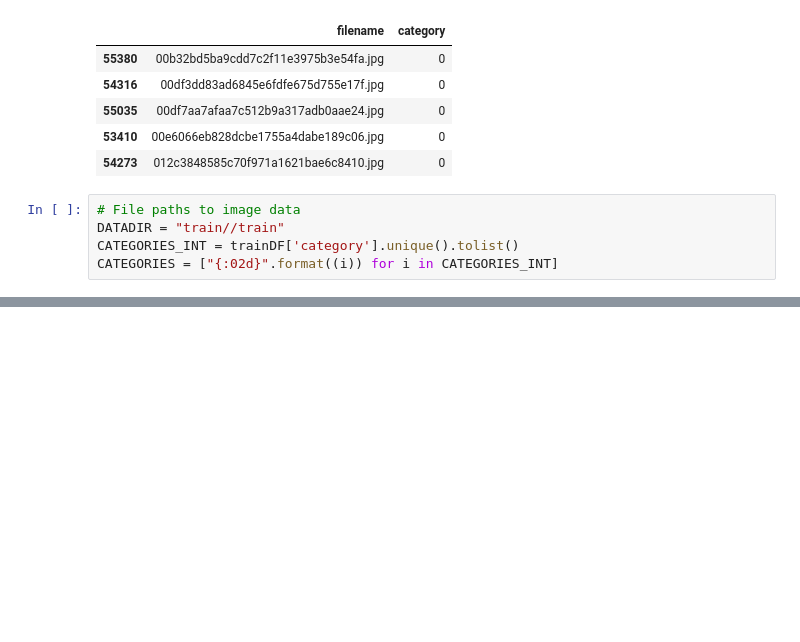
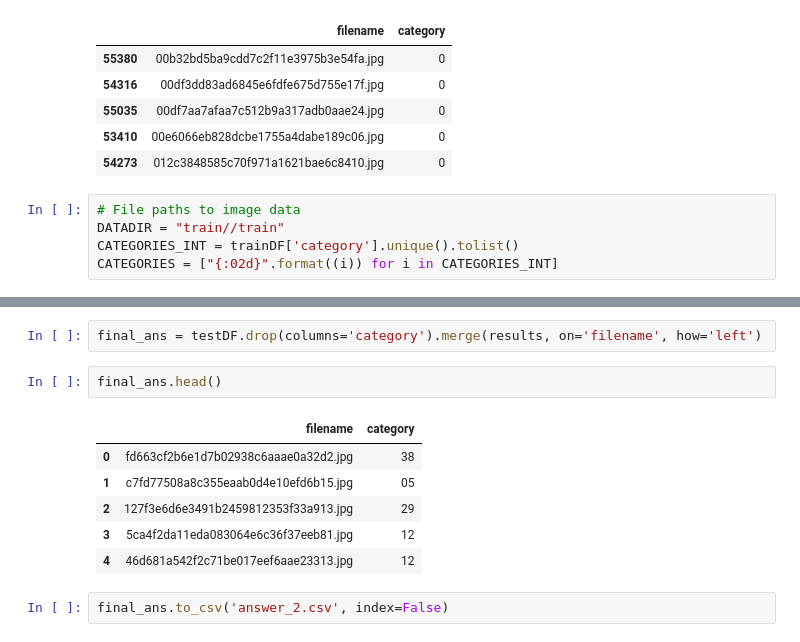
Before and after one commit to amalinasani/shopee2020, a Jupyter notebook: ProductNotebook.ipynb, the cells around one changed output, grey strips where cells are left out. Cells and saved outputs as stored; diff of their text form; blank space fills up the shorter version.

```diff
--- a/ProductNotebook.ipynb
+++ b/ProductNotebook.ipynb
@@ -83,0 +123,13 @@ print(len(training_data))
+# %%
+final_ans = testDF.drop(columns='category').merge(results, on='filename', how='left')
+# %%
+final_ans.head()
+# %% [output]
+|  | filename | category |
+| 0 | fd663cf2b6e1d7b02938c6aaae0a32d2.jpg | 38 |
+| 1 | c7fd77508a8c355eaab0d4e10efd6b15.jpg | 05 |
+| 2 | 127f3e6d6e3491b2459812353f33a913.jpg | 29 |
+| 3 | 5ca4f2da11eda083064e6c36f37eeb81.jpg | 12 |
+| 4 | 46d681a542f2c71be017eef6aae23313.jpg | 12 |
+# %%
+final_ans.to_csv('answer_2.csv', index=False)
```
Also changed, not shown: parts of 9 cells of this notebook.
